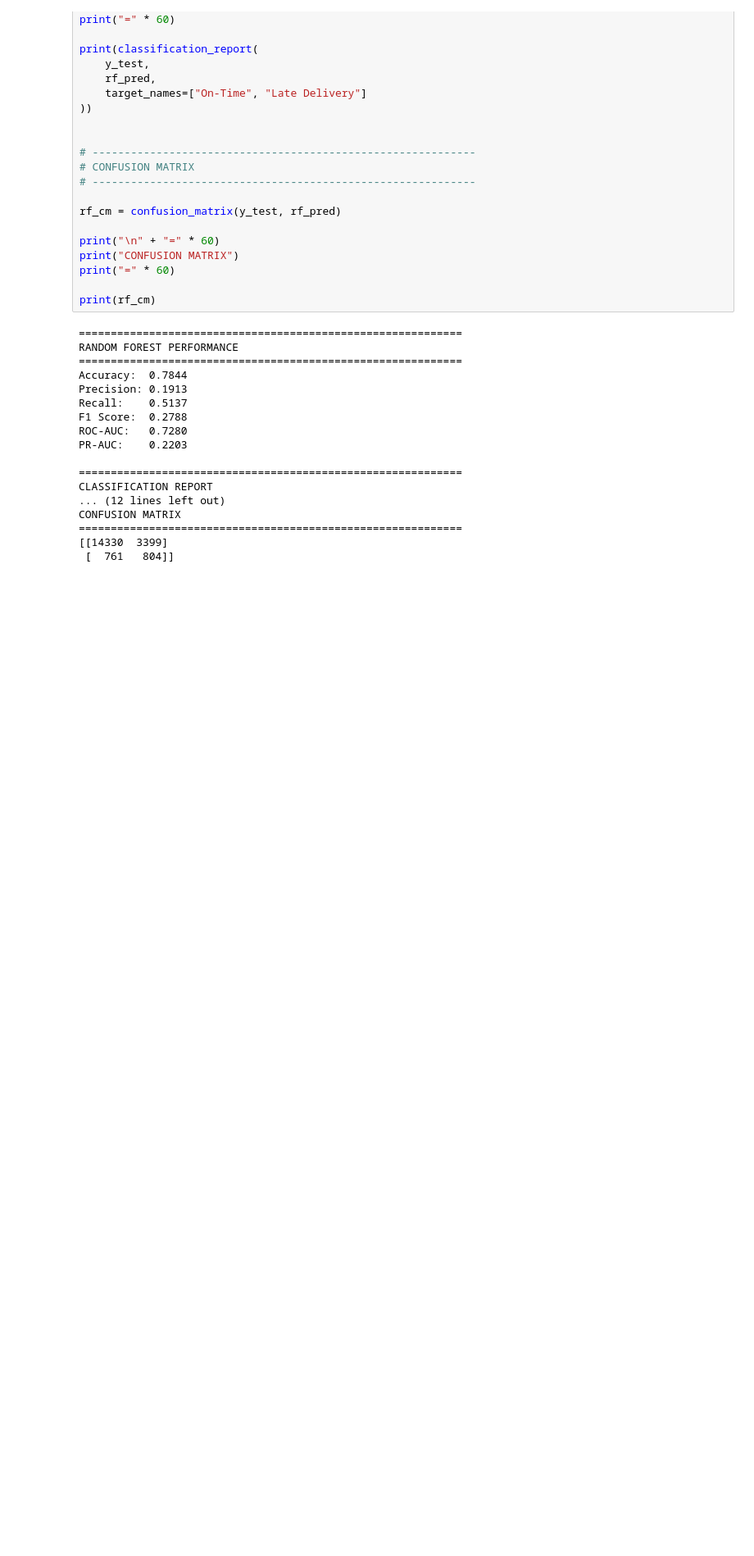
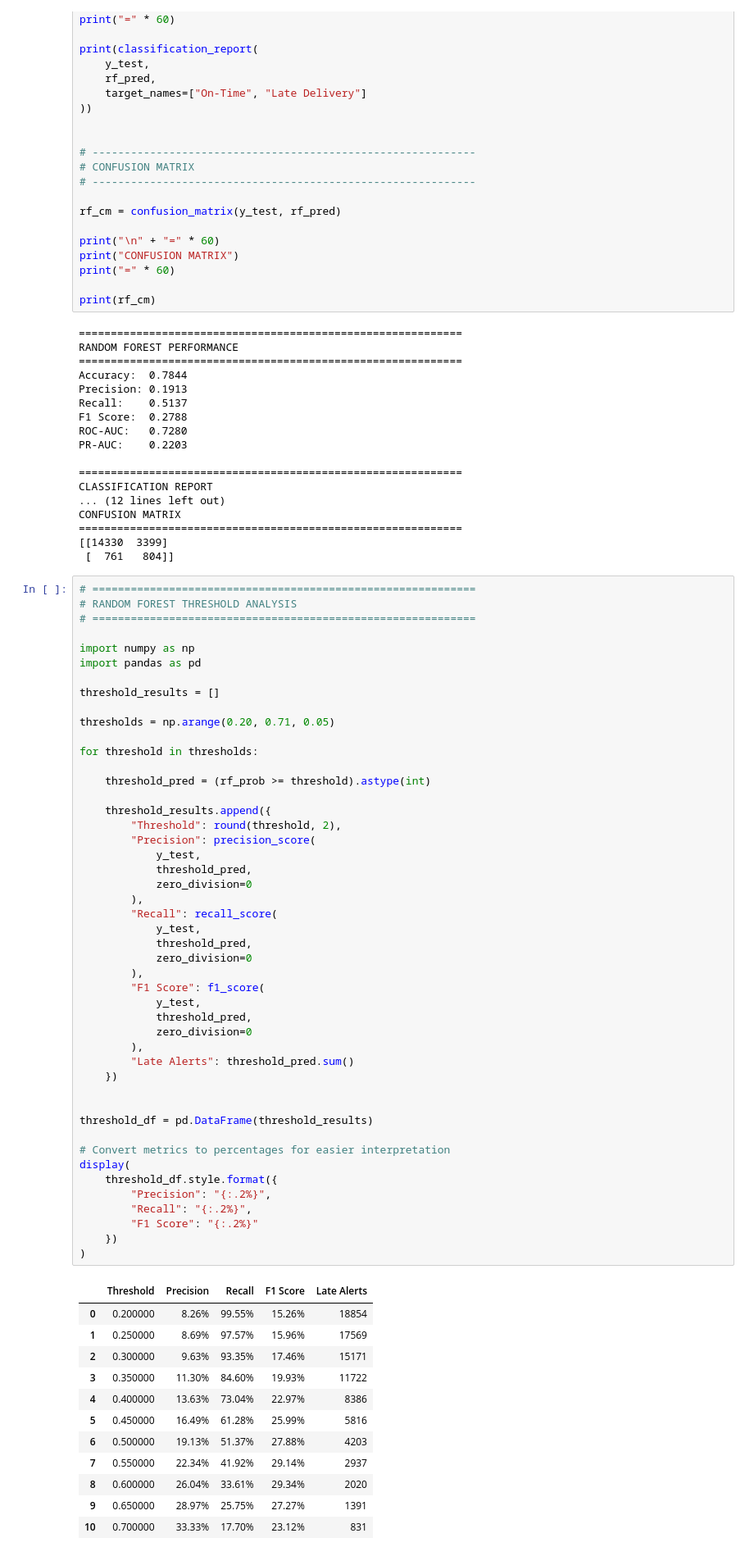
Before and after one commit to abhisarthak/AI-Driven-Circular-Supply-Chain-Optimization, a Jupyter notebook: notebooks/02_data_preprocessing.ipynb, the cells around one changed output. Shown at 82% size. Cells and saved outputs as stored; diff of their text form; blank space fills up the shorter version.

```diff
--- a/notebooks/02_data_preprocessing.ipynb
+++ b/notebooks/02_data_preprocessing.ipynb
@@ -3290,3 +3290,63 @@ CONFUSION MATRIX
 ============================================================
 [[14330  3399]
  [  761   804]]
+# %%
+# ============================================================
+# RANDOM FOREST THRESHOLD ANALYSIS
+# ============================================================
+
+import numpy as np
+import pandas as pd
+
+threshold_results = []
+
+thresholds = np.arange(0.20, 0.71, 0.05)
+
+for threshold in thresholds:
+
+    threshold_pred = (rf_prob >= threshold).astype(int)
+
+    threshold_results.append({
+        "Threshold": round(threshold, 2),
+        "Precision": precision_score(
+            y_test,
+            threshold_pred,
+            zero_division=0
+        ),
+        "Recall": recall_score(
+            y_test,
+            threshold_pred,
+            zero_division=0
+        ),
+        "F1 Score": f1_score(
+            y_test,
+            threshold_pred,
+            zero_division=0
+        ),
+        "Late Alerts": threshold_pred.sum()
+    })
+
+
+threshold_df = pd.DataFrame(threshold_results)
+
+# Convert metrics to percentages for easier interpretation
+display(
+    threshold_df.style.format({
+        "Precision": "{:.2%}",
+        "Recall": "{:.2%}",
+        "F1 Score": "{:.2%}"
+    })
+)
+# %% [output]
+|  | Threshold | Precision | Recall | F1 Score | Late Alerts |
+| 0 | 0.200000 | 8.26% | 99.55% | 15.26% | 18854 |
+| 1 | 0.250000 | 8.69% | 97.57% | 15.96% | 17569 |
+| 2 | 0.300000 | 9.63% | 93.35% | 17.46% | 15171 |
+| 3 | 0.350000 | 11.30% | 84.60% | 19.93% | 11722 |
+| 4 | 0.400000 | 13.63% | 73.04% | 22.97% | 8386 |
+| 5 | 0.450000 | 16.49% | 61.28% | 25.99% | 5816 |
+| 6 | 0.500000 | 19.13% | 51.37% | 27.88% | 4203 |
+| 7 | 0.550000 | 22.34% | 41.92% | 29.14% | 2937 |
+| 8 | 0.600000 | 26.04% | 33.61% | 29.34% | 2020 |
+| 9 | 0.650000 | 28.97% | 25.75% | 27.27% | 1391 |
+| 10 | 0.700000 | 33.33% | 17.70% | 23.12% | 831 |
```
Also changed, not shown: parts of 4 cells of this notebook.
